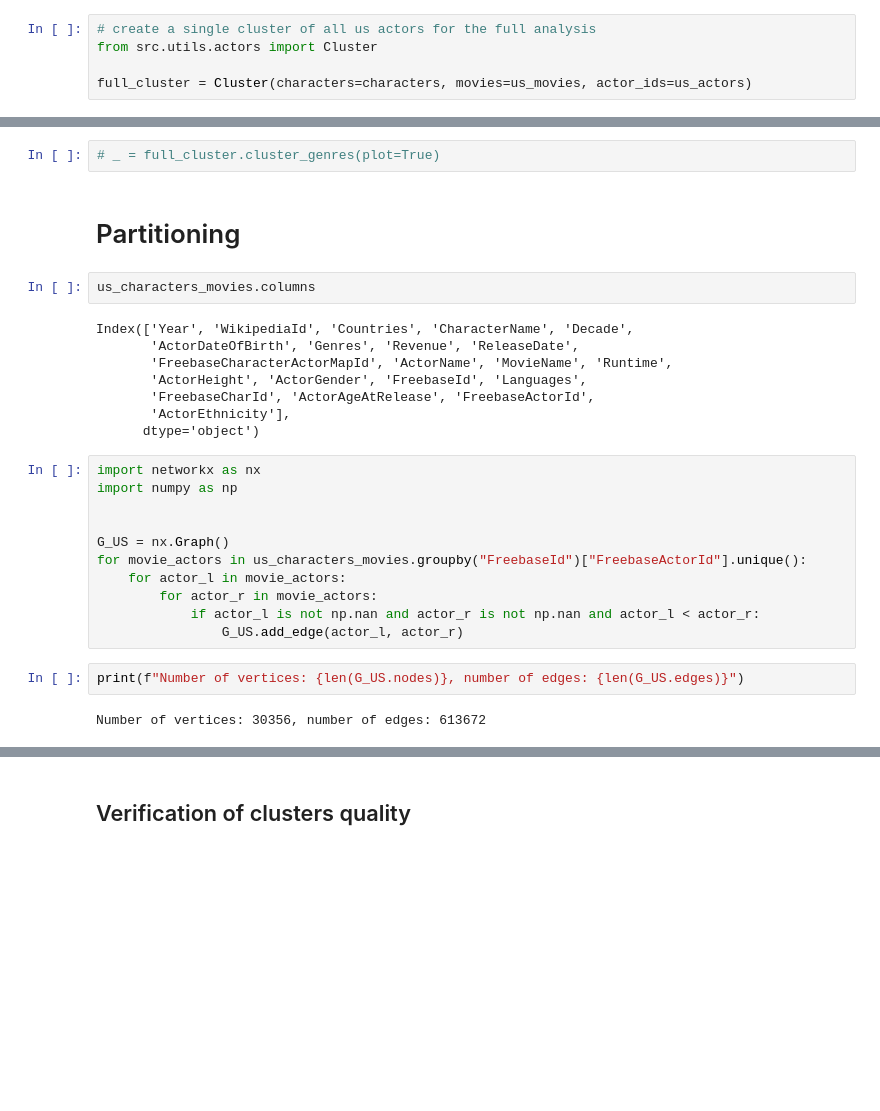
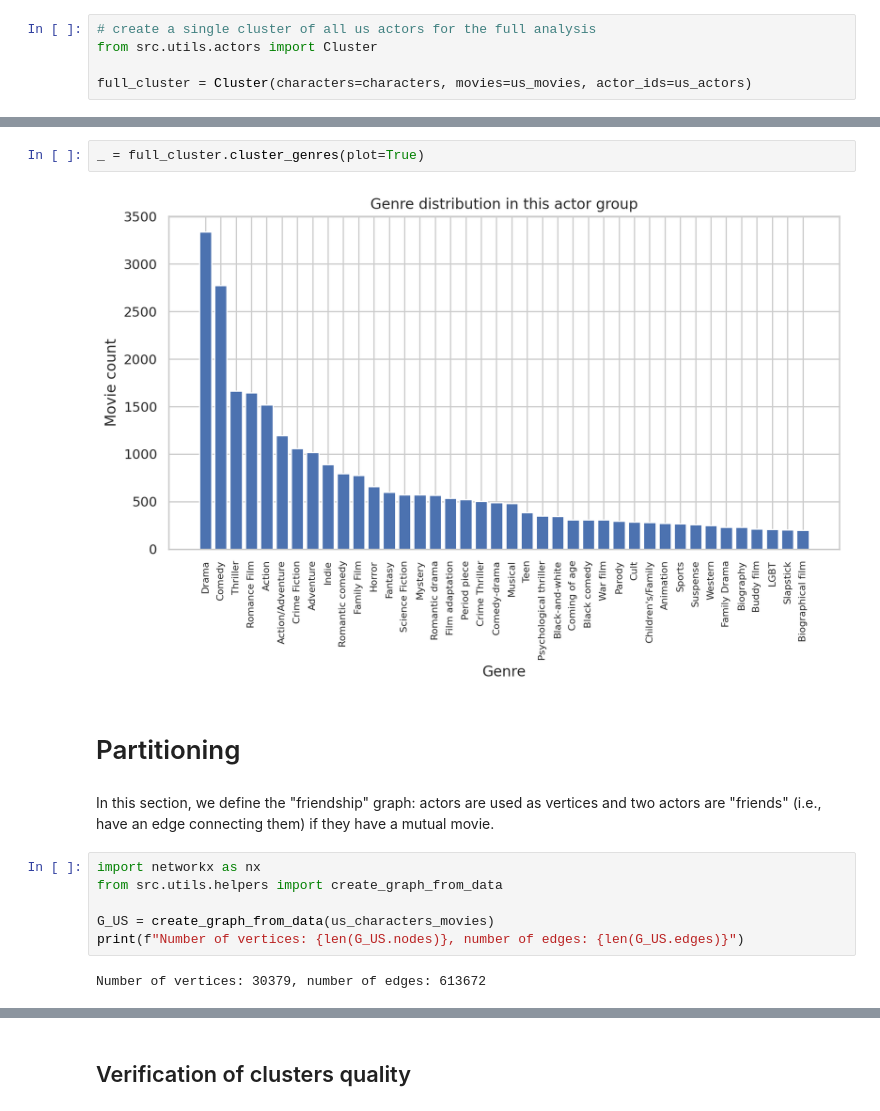
Before and after one commit to epfl-ada/ada-2024-project-d2ptm, a Jupyter notebook: results.ipynb, the cells around one changed output, grey strips where cells are left out. Saved outputs shown, nothing was run; the diff lists cells and outputs as text; blank space fills up the shorter version.

```diff
--- a/results.ipynb
+++ b/results.ipynb
@@ -182,30 +188,17 @@ _ = full_cluster.cluster_genders(plot=True)
 # %%
-# _ = full_cluster.cluster_genres(plot=True)
+_ = full_cluster.cluster_genres(plot=True)
+# %% [output]
+[figure, added]
 # %% [markdown]
 # Partitioning
-# %%
-us_characters_movies.columns
-# %% [output]
-Index(['Year', 'WikipediaId', 'Countries', 'CharacterName', 'Decade',
-       'ActorDateOfBirth', 'Genres', 'Revenue', 'ReleaseDate',
-       'FreebaseCharacterActorMapId', 'ActorName', 'MovieName', 'Runtime',
-       'ActorHeight', 'ActorGender', 'FreebaseId', 'Languages',
-       'FreebaseCharId', 'ActorAgeAtRelease', 'FreebaseActorId',
-       'ActorEthnicity'],
-      dtype='object')
+# %% [markdown]
+In this section, we define the "friendship" graph: actors are used as vertices and two actors are "friends" (i.e., have an edge connecting them) if they have a mutual movie.
 # %%
 import networkx as nx
-import numpy as np
+from src.utils.helpers import create_graph_from_data
 
-
-G_US = nx.Graph()
-for movie_actors in us_characters_movies.groupby("FreebaseId")["FreebaseActorId"].unique():
-    for actor_l in movie_actors:
-        for actor_r in movie_actors:
-            if actor_l is not np.nan and actor_r is not np.nan and actor_l < actor_r:
-                G_US.add_edge(actor_l, actor_r)
+G_US = create_graph_from_data(us_characters_movies)
+print(f"Number of vertices: {len(G_US.nodes)}, number of edges: {len(G_US.edges)}")
+# %% [output]
+Number of vertices: 30379, number of edges: 613672
-# %%
-print(f"Number of vertices: {len(G_US.nodes)}, number of edges: {len(G_US.edges)}")
-# %% [output]
-Number of vertices: 30356, number of edges: 613672
 # %%
```
Also changed, not shown: parts of 34 cells of this notebook, 5 other files.
